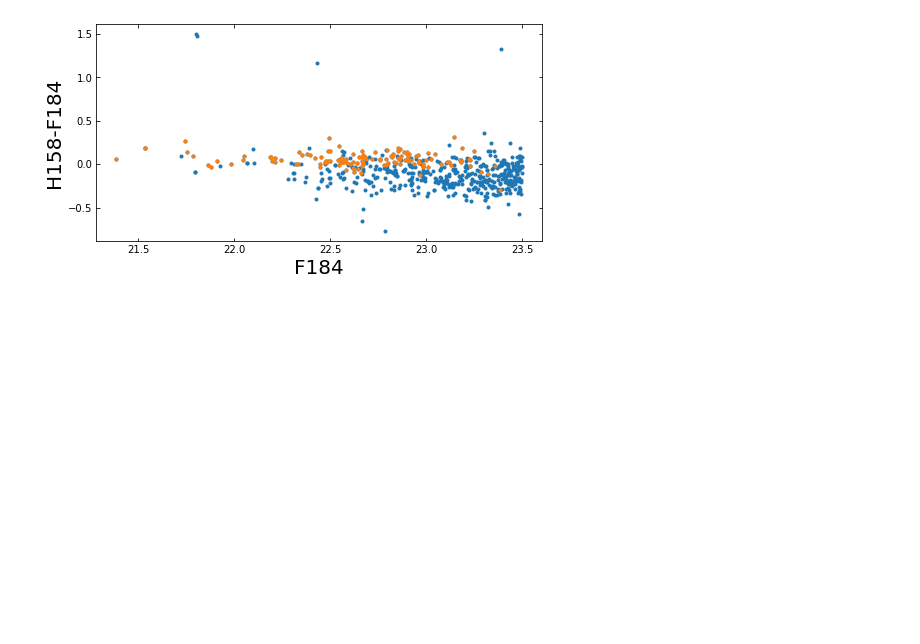
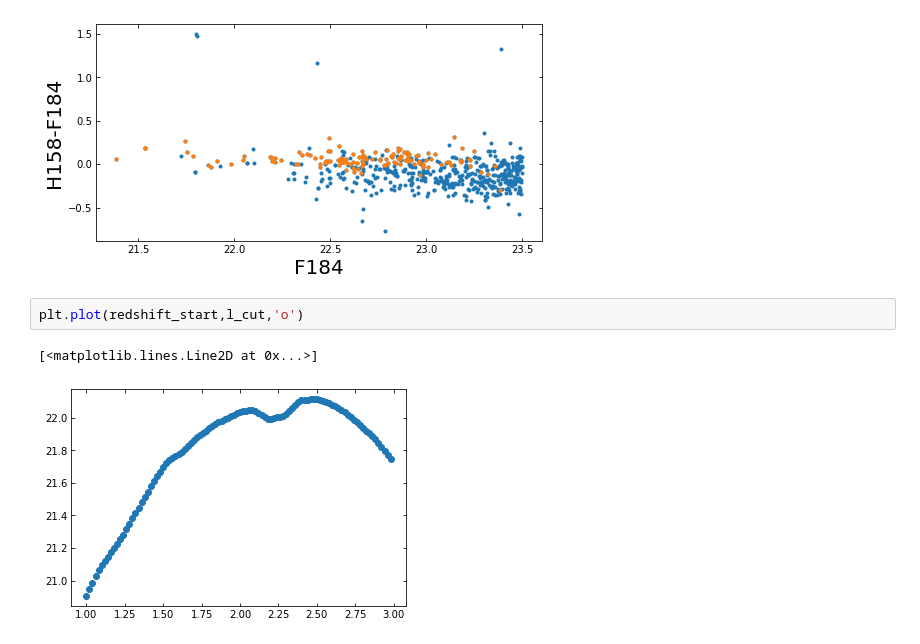
Before and after one commit to Zhiyuan-G/Rubin-Roman-redmagic, a Jupyter notebook: Roman-sed-match-red-gal.ipynb, the cells around one changed output. Drawn from its saved outputs; the diff is of its cells as text; blank space fills up the shorter version.

```diff
--- a/Roman-sed-match-red-gal.ipynb
+++ b/Roman-sed-match-red-gal.ipynb
@@ -162,3 +166,8 @@ plot_c_vs_m_roman(ax = ax,c1 = fr[2],c2 = fr[3],ref_m=fr[-1],z_mask=z_mask,data_
 # %% [output]
 H158 F184 F184
 [figure]
+# %%
+plt.plot(redshift_start,l_cut,'o')
+# %% [output]
+[<matplotlib.lines.Line2D at 0x...>]
+[figure, added]
```
Also changed, not shown: parts of 16 cells of this notebook.
